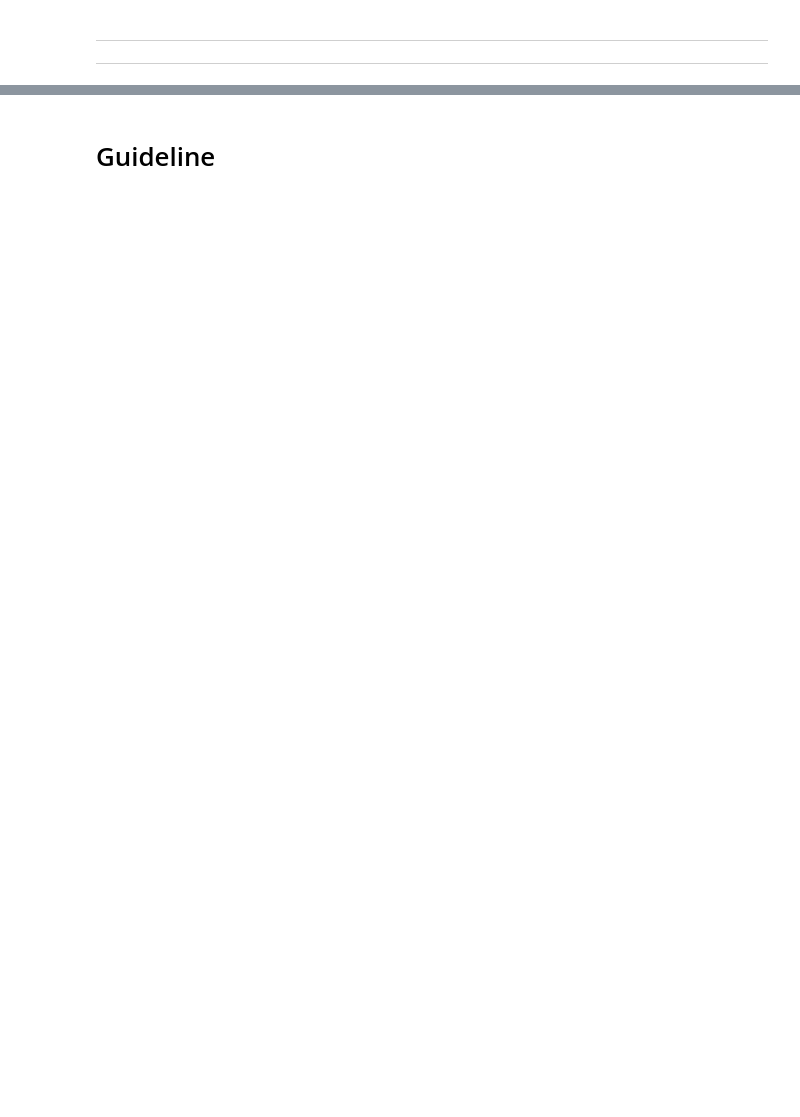
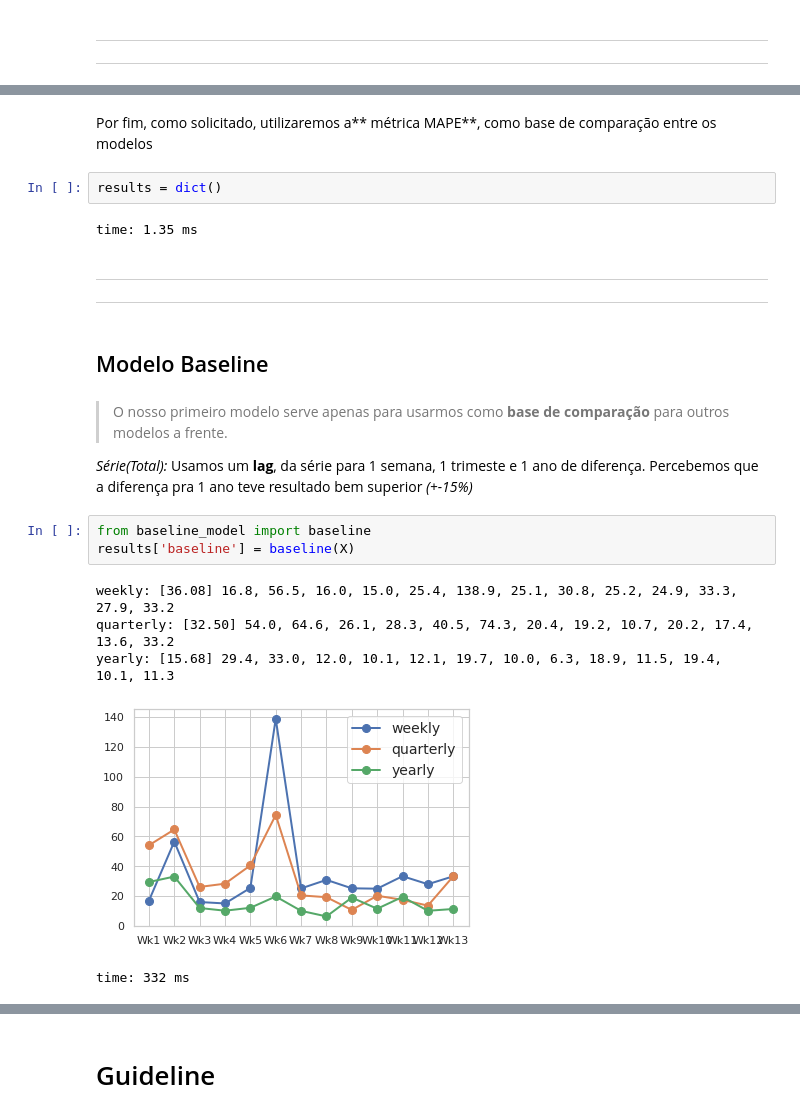
Before and after one commit to nbarbosa-git/Desafio-Cola-Cola-Sofazao, a Jupyter notebook: DesafioPeta_Sofazao.ipynb, the cells around one changed output, grey strips where cells are left out. Cells and saved outputs as stored; diff of their text form; blank space fills up the shorter version.

```diff
--- a/DesafioPeta_Sofazao.ipynb
+++ b/DesafioPeta_Sofazao.ipynb
@@ -646,0 +736,29 @@ pandas.core.series.Series
+# %% [markdown]
+Por fim, como solicitado, utilizaremos a** métrica MAPE**, como base de comparação entre os modelos
+# %%
+results = dict()
+# %% [output]
+time: 1.35 ms
+# %% [markdown]
+
+
+---
+
+
+
+---
+# %% [markdown]
+## Modelo Baseline
+# %% [markdown]
+> O nosso primeiro modelo serve apenas para usarmos como **base de comparação** para outros modelos a frente.
+
+*Série(Total):* Usamos um **lag**, da série para 1 semana, 1 trimeste e 1 ano de diferença. Percebemos que a diferença pra 1 ano teve resultado bem superior *(+-15%)*
+# %%
+from baseline_model import baseline
+results['baseline'] = baseline(X)
+# %% [output]
+weekly: [36.08] 16.8, 56.5, 16.0, 15.0, 25.4, 138.9, 25.1, 30.8, 25.2, 24.9, 33.3, 27.9, 33.2
+quarterly: [32.50] 54.0, 64.6, 26.1, 28.3, 40.5, 74.3, 20.4, 19.2, 10.7, 20.2, 17.4, 13.6, 33.2
+yearly: [15.68] 29.4, 33.0, 12.0, 10.1, 12.1, 19.7, 10.0, 6.3, 18.9, 11.5, 19.4, 10.1, 11.3
+[figure, added]
+time: 332 ms
```
Also changed, not shown: parts of 118 cells of this notebook.
